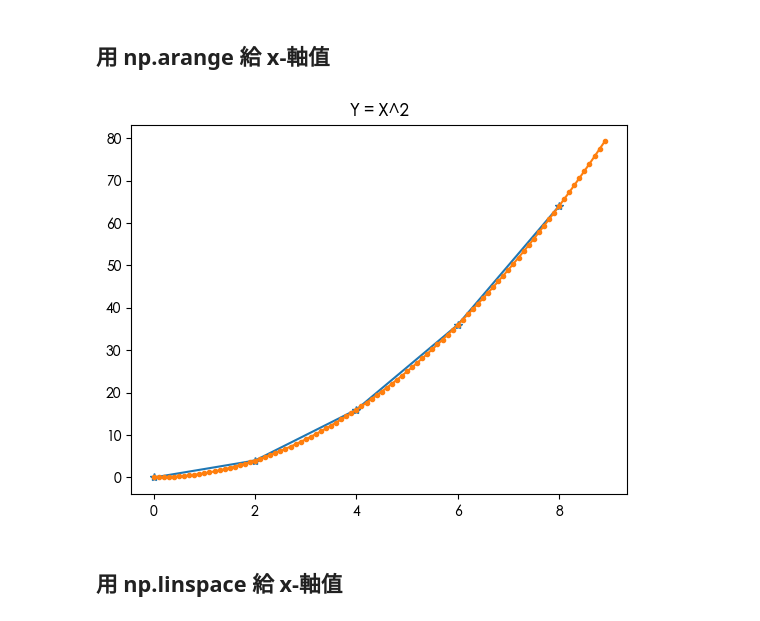
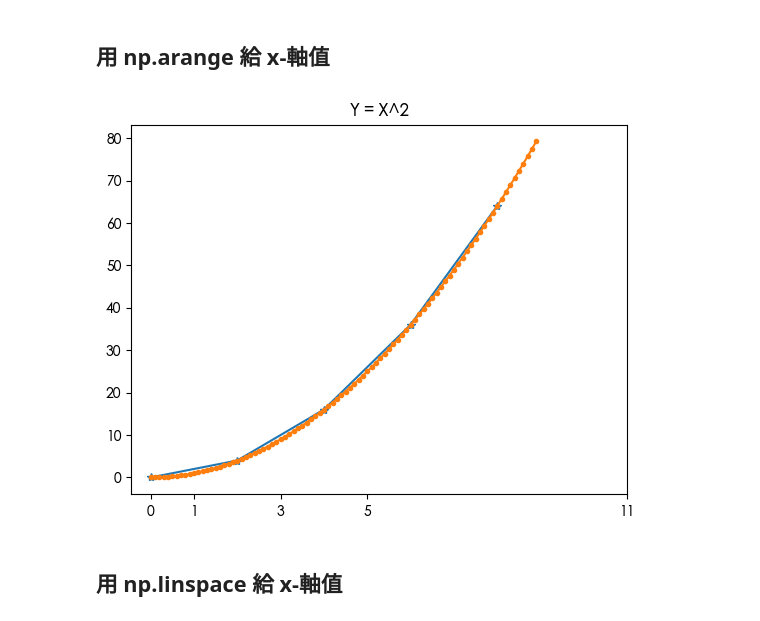
Before and after one commit to mingfujacky/Lecture-Python, a Jupyter notebook: Matplotlib/Matplotlib Basic.ipynb, the cells around one changed output. Drawn from its saved outputs; the diff is of its cells as text; code cells hidden in the pictures.

```diff
--- a/Matplotlib/Matplotlib Basic.ipynb
+++ b/Matplotlib/Matplotlib Basic.ipynb
@@ -117,18 +117,22 @@ plt.show()
 # %%
 import numpy as np
 from matplotlib import pyplot as plt
 
 x1 = np.arange(0, 9, 2)
 x2 = np.arange(0, 9, 0.1)
 y1 = x1**2
 y2 = x2**2
 
 plt.plot(x1, y1, marker='*')
 plt.plot(x2, y2, marker='.')
 plt.title('Y = X^2')
+
+# plt.xticks(np.arange(1, 9, 1))  # Set custom x-axis ticks
+# plt.xticks([])
+plt.xticks([0, 1, 3, 5, 11])
 plt.show()
 # %% [output]
-[figure, old version]
+[figure, new version]
 # %% [markdown]
 ## 用 np.linspace 給 x-軸值
 # %%
```
Also changed, not shown: parts of 2 cells of this notebook, 1 other file.
